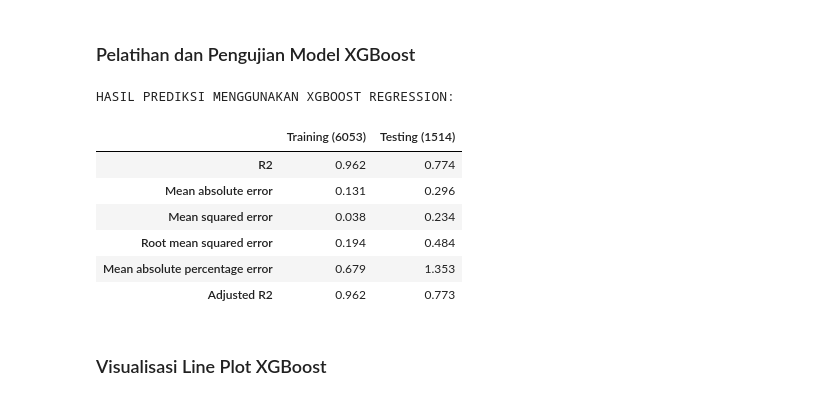
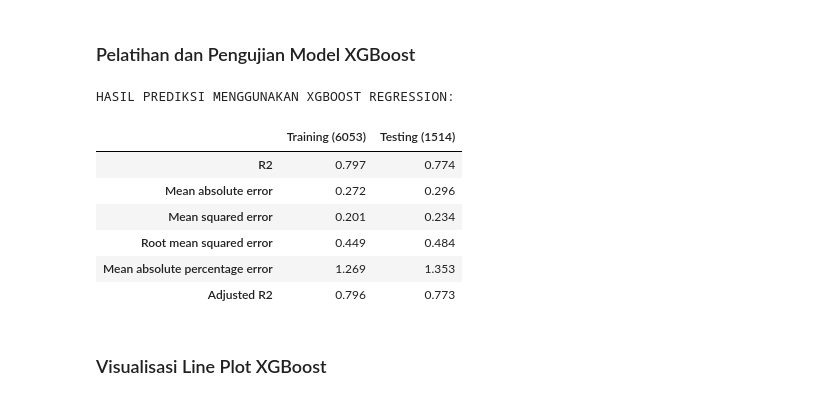
Before and after one commit to TI3G-PBL-House-Price/ml-model-testing, a Jupyter notebook: model/xgboost.ipynb, the cells around one changed output. Cells and saved outputs as stored; diff of their text form; code cells hidden in the pictures.

```diff
--- a/model/xgboost.ipynb
+++ b/model/xgboost.ipynb
@@ -47,38 +48,33 @@ def hitung_metrik_jurnal(y_aktual, y_prediksi, jumlah_fitur=7):
 # %% [markdown]
 ### Pelatihan dan Pengujian Model XGBoost
 # %%
-# Inisialisasi model XGBoost Regressor dengan parameter standar artikel
-model_xgb = XGBRegressor(
-    reg_alpha=0,
-    reg_lambda=1,
-    random_state=42
-)
+model_xgb = XGBRegressor(random_state=42)
 
-# Melatih model pada Data Training dan menguji pada Data Testing
+kf = KFold(n_splits=10, shuffle=True, random_state=42)
+y_pred_train_xgb = cross_val_predict(model_xgb, X_train, y_train, cv=kf)
+
 model_xgb.fit(X_train, y_train)
-
-y_pred_train_xgb = model_xgb.predict(X_train)
-y_pred_test_xgb  = model_xgb.predict(X_test)
+y_pred_test_xgb = model_xgb.predict(X_test)
 
 metrik_train_xgb = hitung_metrik_jurnal(y_train, y_pred_train_xgb, jumlah_fitur=X_train.shape[1])
-metrik_test_xgb  = hitung_metrik_jurnal(y_test, y_pred_test_xgb, jumlah_fitur=X_test.shape[1])
+metrik_test_xgb  = hitung_metrik_jurnal(y_test, y_pred_test_xgb, jumlah_fitur=X_train.shape[1])
 
 df_tabel_xgb = pd.DataFrame({
     f'Training ({len(X_train)})': metrik_train_xgb,
     f'Testing ({len(X_test)})': metrik_test_xgb
 })
 
 print("HASIL PREDIKSI MENGGUNAKAN XGBOOST REGRESSION:")
 display(df_tabel_xgb)
 # %% [output]
 HASIL PREDIKSI MENGGUNAKAN XGBOOST REGRESSION:
 |  | Training (6053) | Testing (1514) |
-| R2 | 0.962 | 0.774 |
-| Mean absolute error | 0.131 | 0.296 |
-| Mean squared error | 0.038 | 0.234 |
-| Root mean squared error | 0.194 | 0.484 |
-| Mean absolute percentage error | 0.679 | 1.353 |
-| Adjusted R2 | 0.962 | 0.773 |
+| R2 | 0.797 | 0.774 |
+| Mean absolute error | 0.272 | 0.296 |
+| Mean squared error | 0.201 | 0.234 |
+| Root mean squared error | 0.449 | 0.484 |
+| Mean absolute percentage error | 1.269 | 1.353 |
+| Adjusted R2 | 0.796 | 0.773 |
 # %% [markdown]
 ### Visualisasi Line Plot XGBoost
 # %%
```
Also changed, not shown: parts of 1 cell of this notebook, 10 other files.
